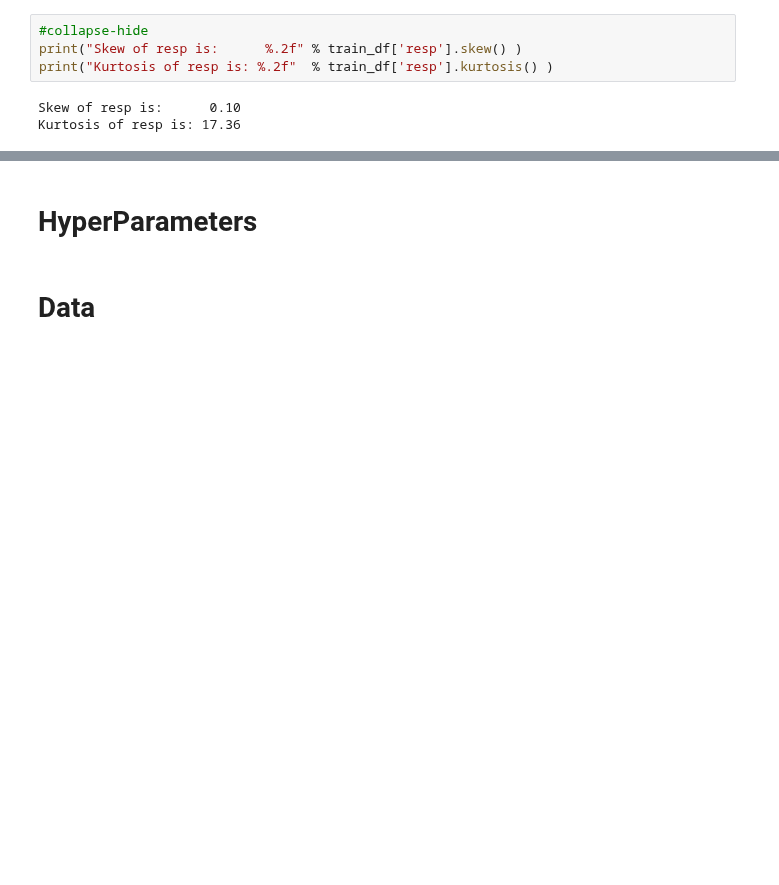
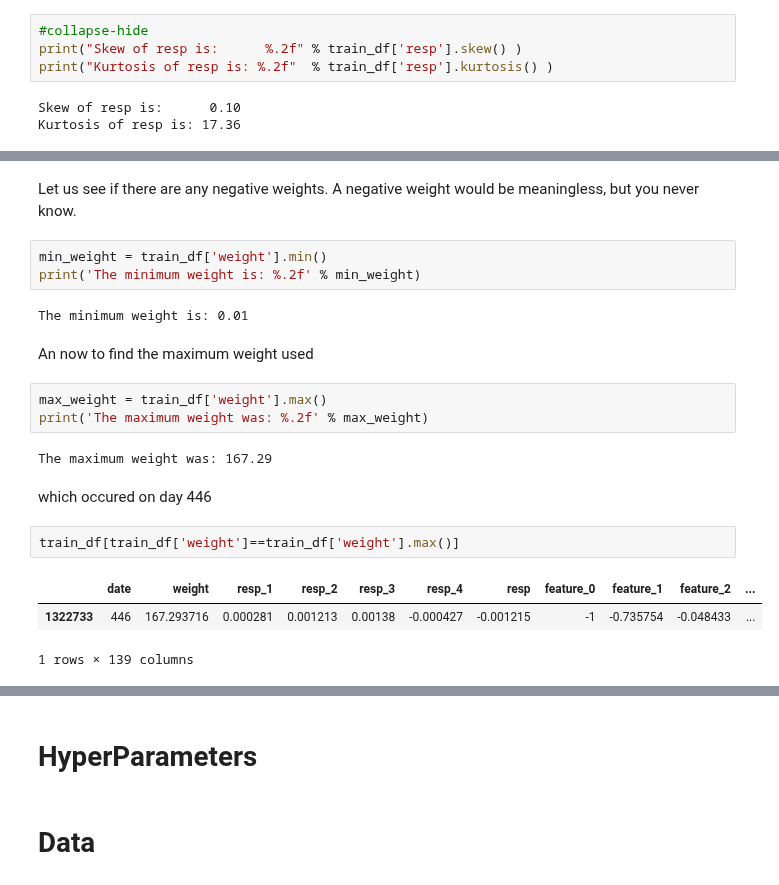
Before and after one commit to austinyhc/blog, a Jupyter notebook: _notebooks/jane_street_market_prediction.ipynb, the cells around one changed output, grey strips where cells are left out. Cells and saved outputs as stored; diff of their text form; blank space fills up the shorter version.

```diff
--- a/_notebooks/jane_street_market_prediction.ipynb
+++ b/_notebooks/jane_street_market_prediction.ipynb
@@ -223,0 +275,22 @@ Kurtosis of resp is: 17.36
+# %% [markdown]
+Let us see if there are any negative weights. A negative weight would be meaningless, but you never know.
+# %%
+min_weight = train_df['weight'].min()
+print('The minimum weight is: %.2f' % min_weight)
+# %% [output]
+The minimum weight is: 0.01
+# %% [markdown]
+An now to find the maximum weight used
+# %%
+max_weight = train_df['weight'].max()
+print('The maximum weight was: %.2f' % max_weight)
+# %% [output]
+The maximum weight was: 167.29
+# %% [markdown]
+which occured on day 446
+# %%
+train_df[train_df['weight']==train_df['weight'].max()]
+# %% [output]
+|  | date | weight | resp_1 | resp_2 | resp_3 | resp_4 | resp | feature_0 | feature_1 | feature_2 | ... |
+| 1322733 | 446 | 167.293716 | 0.000281 | 0.001213 | 0.00138 | -0.000427 | -0.001215 | -1 | -0.735754 | -0.048433 | ... |
+1 rows × 139 columns
```
Also changed, not shown: parts of 36 cells of this notebook.
